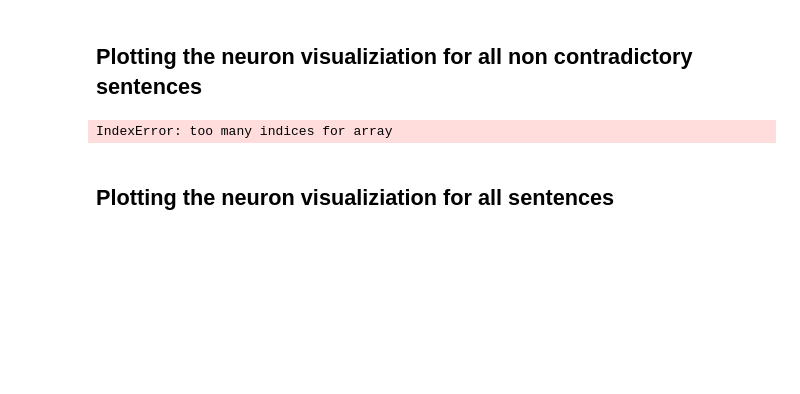
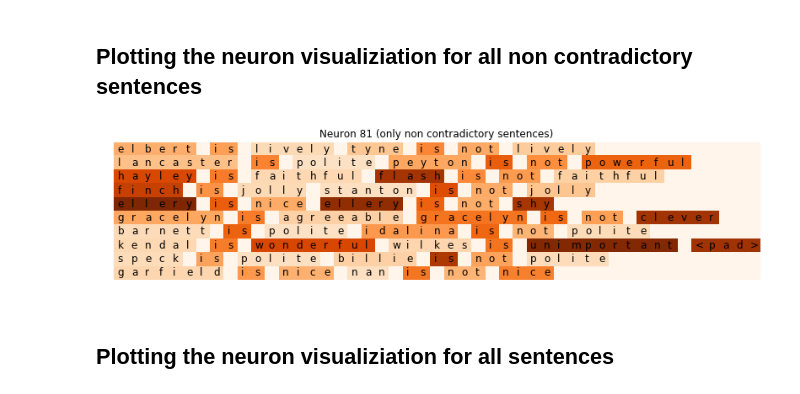
Before and after one commit to felipessalvatore/ContraQA, a Jupyter notebook: contra_qa/train/b1_v2_RNN.ipynb, the cells around one changed output. Drawn from its saved outputs; the diff is of its cells as text; code cells hidden in the pictures; blank space fills up the shorter version.

```diff
--- a/contra_qa/train/b1_v2_RNN.ipynb
+++ b/contra_qa/train/b1_v2_RNN.ipynb
@@ -740,11 +721,11 @@ sentence_plot(some_test_sentences_contra,
 # %%
 neuron_id = np.random.randint(0, config.rnn_dim)
 
-sentence_plot(some_test_sentences_non_contra,
+sentence_plot(some_test_sentences_non_contra_pad,
               all_hiddend_states_non_contra[:, :, neuron_id],
               title="Neuron {} (only non contradictory sentences)".format(neuron_id))
 # %% [output]
-IndexError: too many indices for array
+[figure, added]
 # %% [markdown]
 ## Plotting the neuron visualiziation for all sentences
 # %%
```
Also changed, not shown: parts of 30 cells of this notebook.
